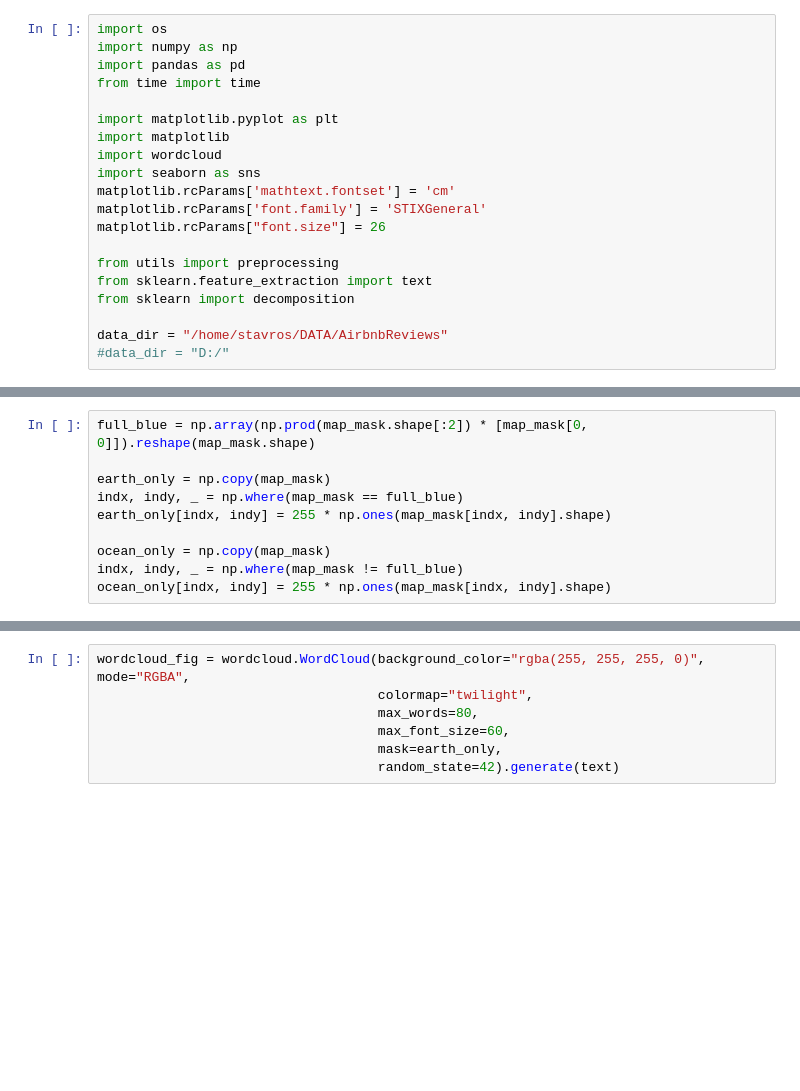
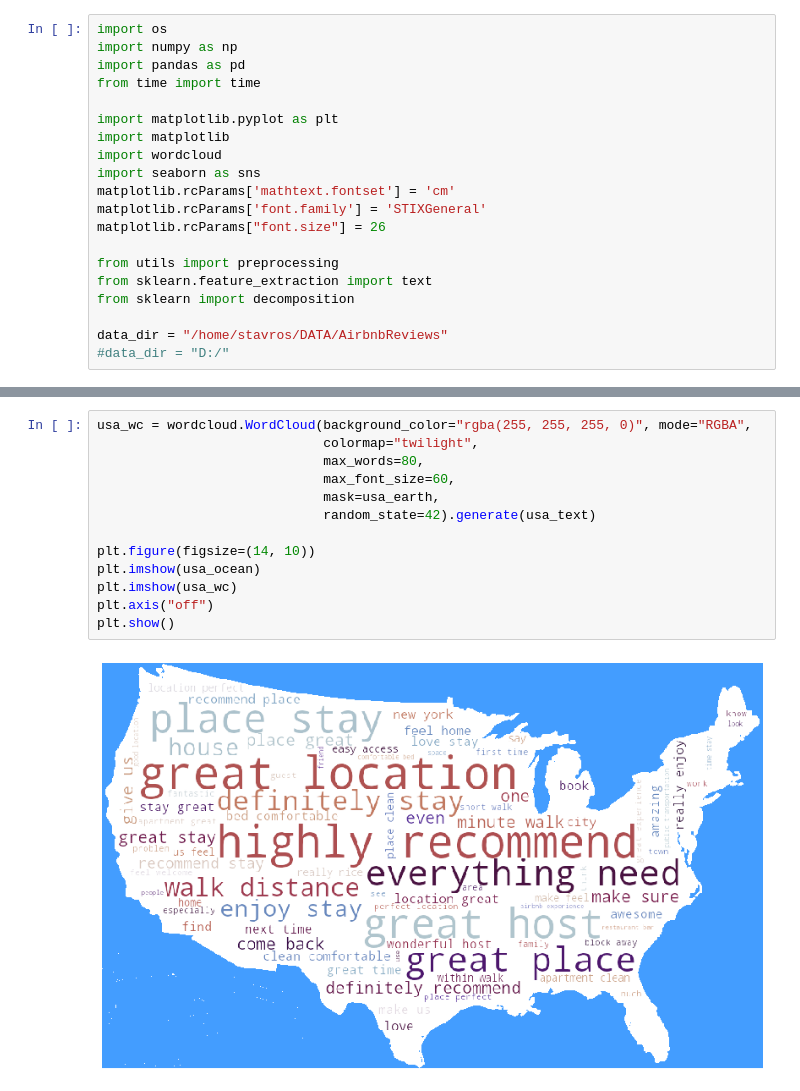
Before and after one commit to stavros11/Text-Classification, a Jupyter notebook: wordcloud.ipynb, the cells around one changed output, grey strips where cells are left out. Saved outputs shown, nothing was run; the diff lists cells and outputs as text; blank space fills up the shorter version.

```diff
--- a/wordcloud.ipynb
+++ b/wordcloud.ipynb
@@ -42,10 +20,0 @@ image_colors = wordcloud.ImageColorGenerator(map_mask)
-# %%
-full_blue = np.array(np.prod(map_mask.shape[:2]) * [map_mask[0, 0]]).reshape(map_mask.shape)
-
-earth_only = np.copy(map_mask)
-indx, indy, _ = np.where(map_mask == full_blue)
-earth_only[indx, indy] = 255 * np.ones(map_mask[indx, indy].shape)
-
-ocean_only = np.copy(map_mask)
-indx, indy, _ = np.where(map_mask != full_blue)
-ocean_only[indx, indy] = 255 * np.ones(map_mask[indx, indy].shape)
@@ -52,8 +95,16 @@ ocean_only[indx, indy] = 255 * np.ones(map_mask[indx, indy].shape)
 # %%
-wordcloud_fig = wordcloud.WordCloud(background_color="rgba(255, 255, 255, 0)", mode="RGBA",
-                                    colormap="twilight",
-                                    max_words=80,
-                                    max_font_size=60,
-                                    mask=earth_only,
-                                    random_state=42).generate(text)
+usa_wc = wordcloud.WordCloud(background_color="rgba(255, 255, 255, 0)", mode="RGBA",
+                             colormap="twilight",
+                             max_words=80,
+                             max_font_size=60,
+                             mask=usa_earth,
+                             random_state=42).generate(usa_text)
+
+plt.figure(figsize=(14, 10))
+plt.imshow(usa_ocean)
+plt.imshow(usa_wc)
+plt.axis("off")
+plt.show()
+# %% [output]
+[figure, added]
 # %%
```
Also changed, not shown: parts of 8 cells of this notebook.
